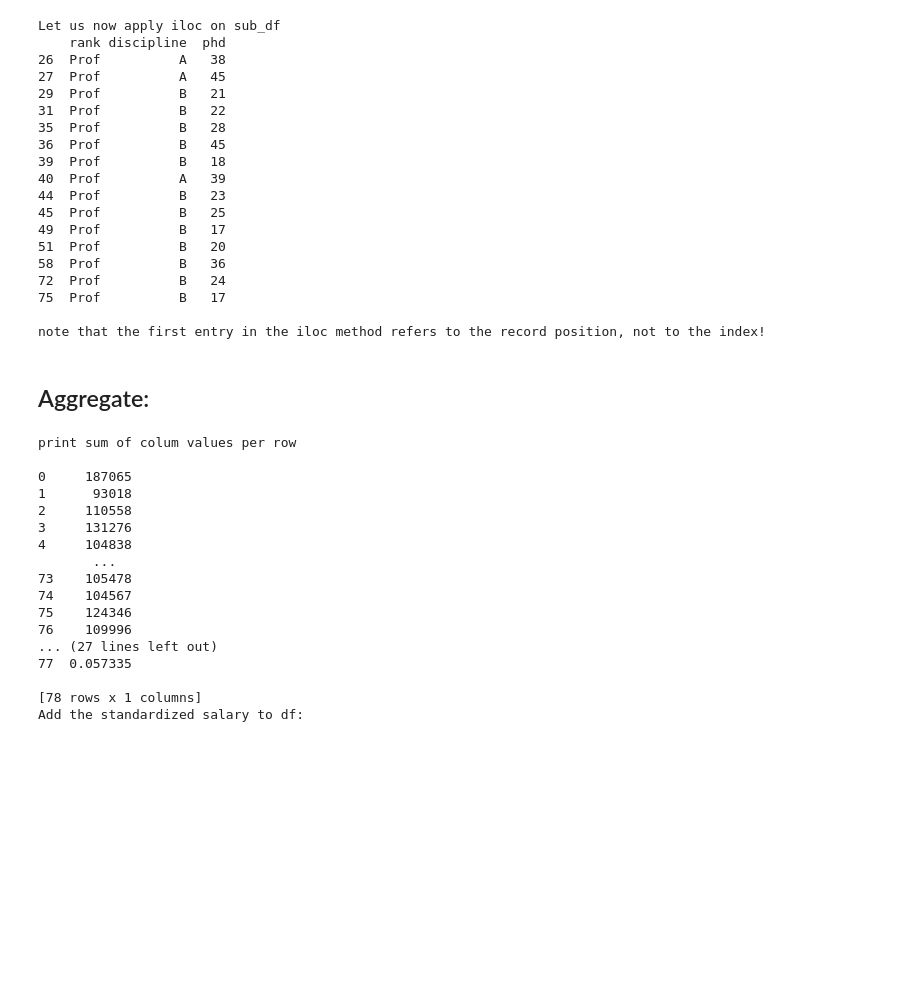
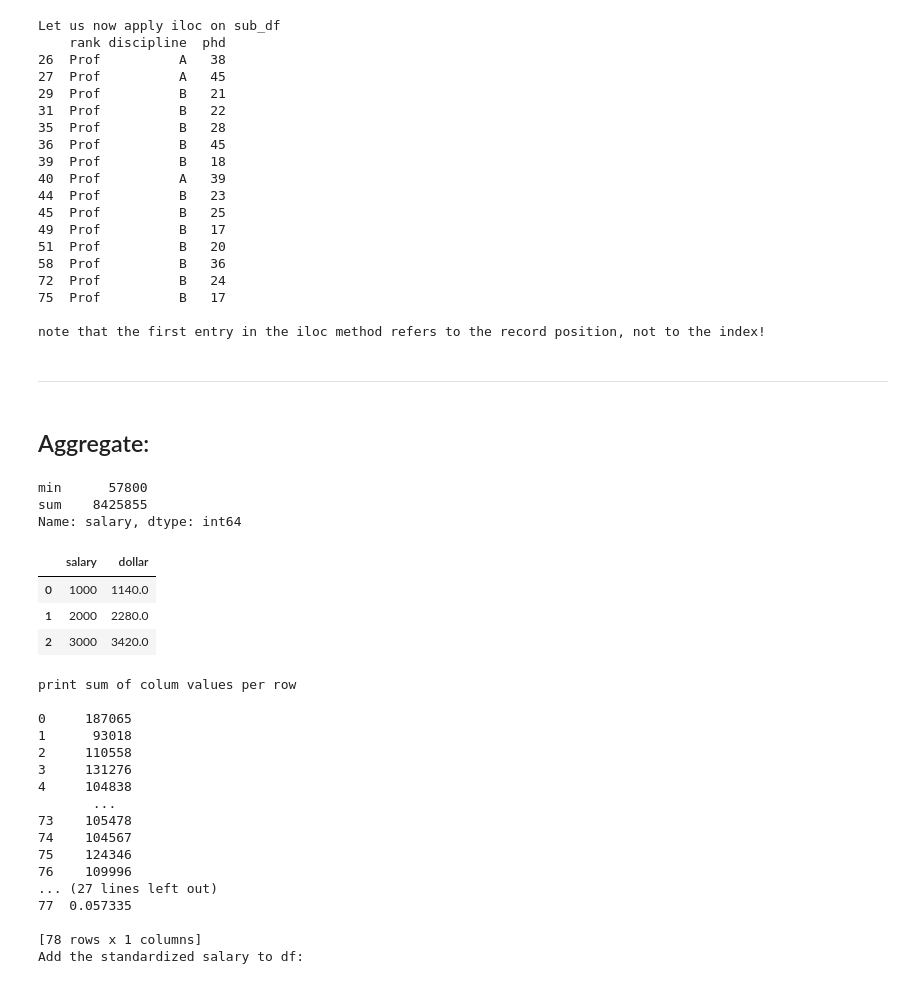
Before and after one commit to Manillin/Notes, a Jupyter notebook: masters/BigDataAnalytics/Lab/DA1_2025_students.ipynb, the cells around one changed output. Cells and saved outputs as stored; diff of their text form; code cells hidden in the pictures; blank space fills up the shorter version.

```diff
--- a/masters/BigDataAnalytics/Lab/DA1_2025_students.ipynb
+++ b/masters/BigDataAnalytics/Lab/DA1_2025_students.ipynb
@@ -501,8 +501,26 @@ Let us now apply iloc on sub_df
 75  Prof          B   17
 
 note that the first entry in the iloc method refers to the record position, not to the index!
+# %% [markdown]
+---
 # %% [markdown]
 ## Aggregate:
+# %%
+df['salary'].agg(['min', 'sum'])
+# %% [output]
+min      57800
+sum    8425855
+Name: salary, dtype: int64
+# %%
+df2 = pd.DataFrame({'salary': [1000, 2000, 3000]})
+df2['dollar'] = df2['salary'].map(lambda x:x*1.14)
+
+df2.head()
+# %% [output]
+|  | salary | dollar |
+| 0 | 1000 | 1140.0 |
+| 1 | 2000 | 2280.0 |
+| 2 | 3000 | 3420.0 |
 # %%
 numeric_columns=['phd','service','salary']
 
```
Also changed, not shown: parts of 1 cell of this notebook.
